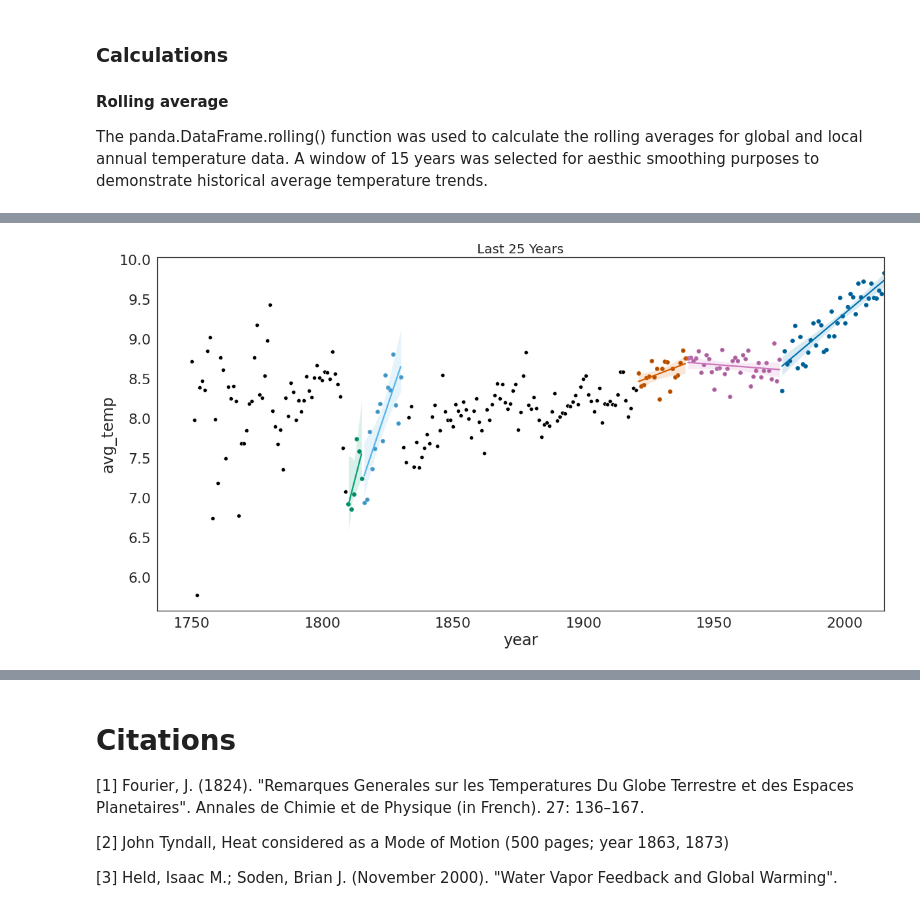
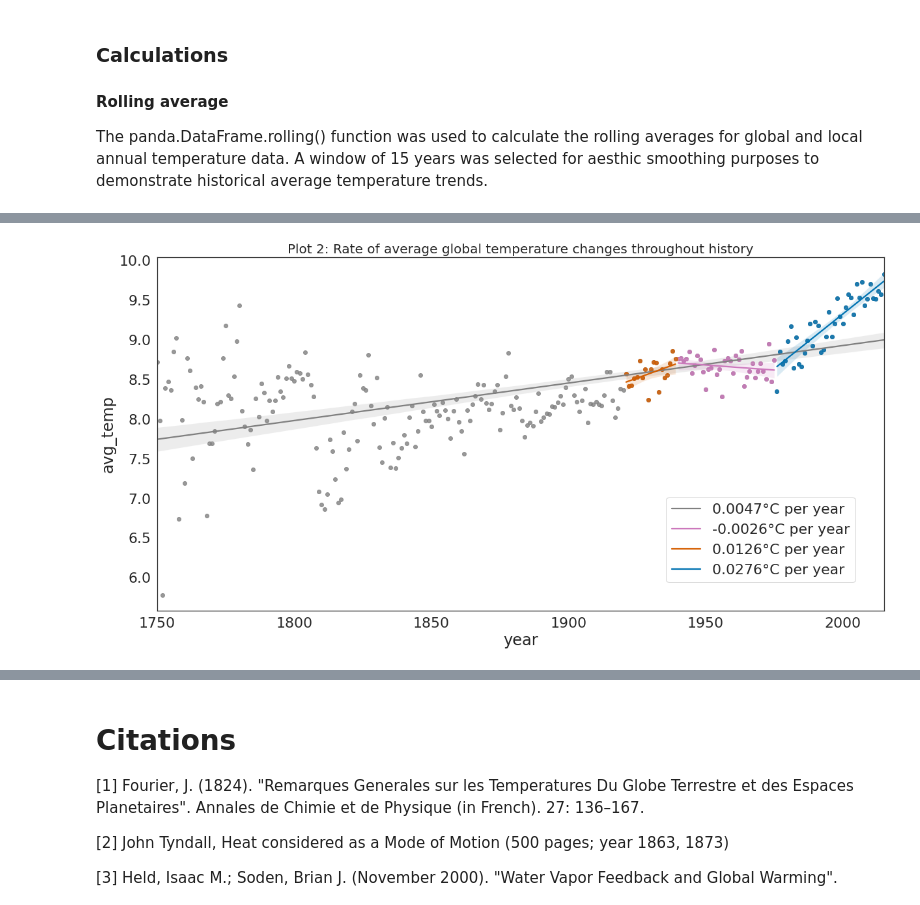
Before and after one commit to Samosaurus/Weather-Trends, a Jupyter notebook: weatherTrends.ipynb, the cells around one changed output, grey strips where cells are left out. Saved outputs shown, nothing was run; the diff lists cells and outputs as text; code cells hidden in the pictures.

```diff
--- a/weatherTrends.ipynb
+++ b/weatherTrends.ipynb
@@ -44,8 +44,8 @@ The following line chart was created from global and local historical temperatur
 The panda.DataFrame.rolling() function was used to calculate the rolling averages for global and local annual temperature data. A window of 15 years was selected for aesthic smoothing purposes to demonstrate historical average temperature trends.
 # %%
 #Calculating rolling average
-avg_window = 15
-global_data['rolling_avg'] = global_data.iloc[:,1].rolling(window=avg_window).mean();
-cities_data['rolling_avg'] = cities_data.groupby('city')['avg_temp'].rolling(window=avg_window).mean().reset_index(drop=True);
+avg_window = 5
+global_data['rolling_avg'] = global_data.iloc[:,1].rolling(window=avg_window, center=True).mean();
+cities_data['rolling_avg'] = cities_data.groupby('city')['avg_temp'].rolling(window=avg_window, center=True).mean().reset_index(drop=True);
 # %% [markdown]
 #### Rate and Correlation Coefficient
@@ -61,0 +62,9 @@ The correlation coefficient between the average Global temperature data and the
+# %%
+#Selecting data ranges for periodic rate calculations and graphing
+glo_1930 = global_data[(global_data.year > 1920) & (global_data.year < 1940)] #1920-1940
+glo_1950 = global_data[(global_data.year >= 1940) & (global_data.year <= 1975)] #1940-1975
+glo_1975 = global_data[(global_data.year > 1975)] #1975-Present
+
+#Calculates the rate of temperature changes for selected periods
+def rate(df):
+    return round(scipy.stats.linregress(df.year, df.avg_temp)[0],4)
@@ -123,16 +116,17 @@ LinregressResult(slope=0.027613508442776737, intercept=-45.90375609756098, rvalu
 # %%
 plt.figure(figsize=(20,10))
 
-sns.scatterplot(x="year", y="avg_temp", data=global_data, color='black')
-sns.regplot(x="year", y="avg_temp", data=glo_1815, color='g', line_kws={'label':"Regression line"});
-sns.regplot(x="year", y="avg_temp", data=glo_post1815, color='c', line_kws={'label':"Regression line"});
-sns.regplot(x="year", y="avg_temp", data=glo_1975, color='b', line_kws={'label':"Regression line"});
-sns.regplot(x="year", y="avg_temp", data=glo_1950, color='m', line_kws={'label':"Regression line"});
-sns.regplot(x="year", y="avg_temp", data=glo_1930, color='r', line_kws={'label':"Regression line"});
+#Calculate and plot rate of average global temperatures change over time for all available data.
+sns.regplot(x="year", y="avg_temp", data=global_data, color='grey',line_kws={'label':"{}°C per year".format(rate(global_data))} )
+
+#Calculate and plot rate of average global temperature change for specific periods of time
+sns.regplot(x="year", y="avg_temp", data=glo_1950, color='m', line_kws={'label':"{}°C per year".format(rate(glo_1950))});
+sns.regplot(x="year", y="avg_temp", data=glo_1930, color='r', line_kws={'label':"{}°C per year".format(rate(glo_1930))});
+sns.regplot(x="year", y="avg_temp", data=glo_1975, color='b', line_kws={'label':"{}°C per year".format(rate(glo_1975))});
 
 
-plt.title(figure_title, fontsize = 20)
-
+plt.title("Plot 2: Rate of average global temperature changes throughout history", fontsize = 20)
+plt.legend(loc=4,borderaxespad=2)
 plt.show()
 # %% [output]
-[figure, old version]
+[figure, new version]
```
Also changed, not shown: parts of 11 cells of this notebook.
